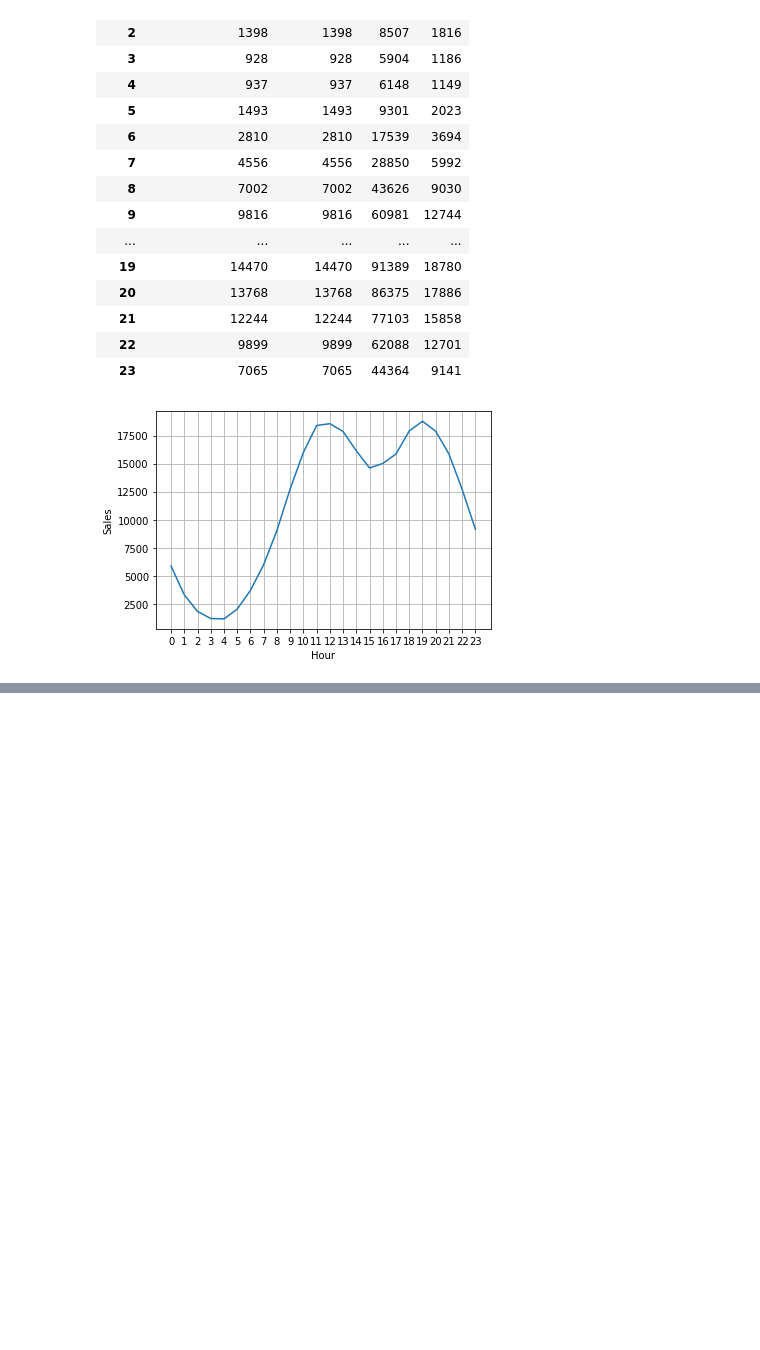
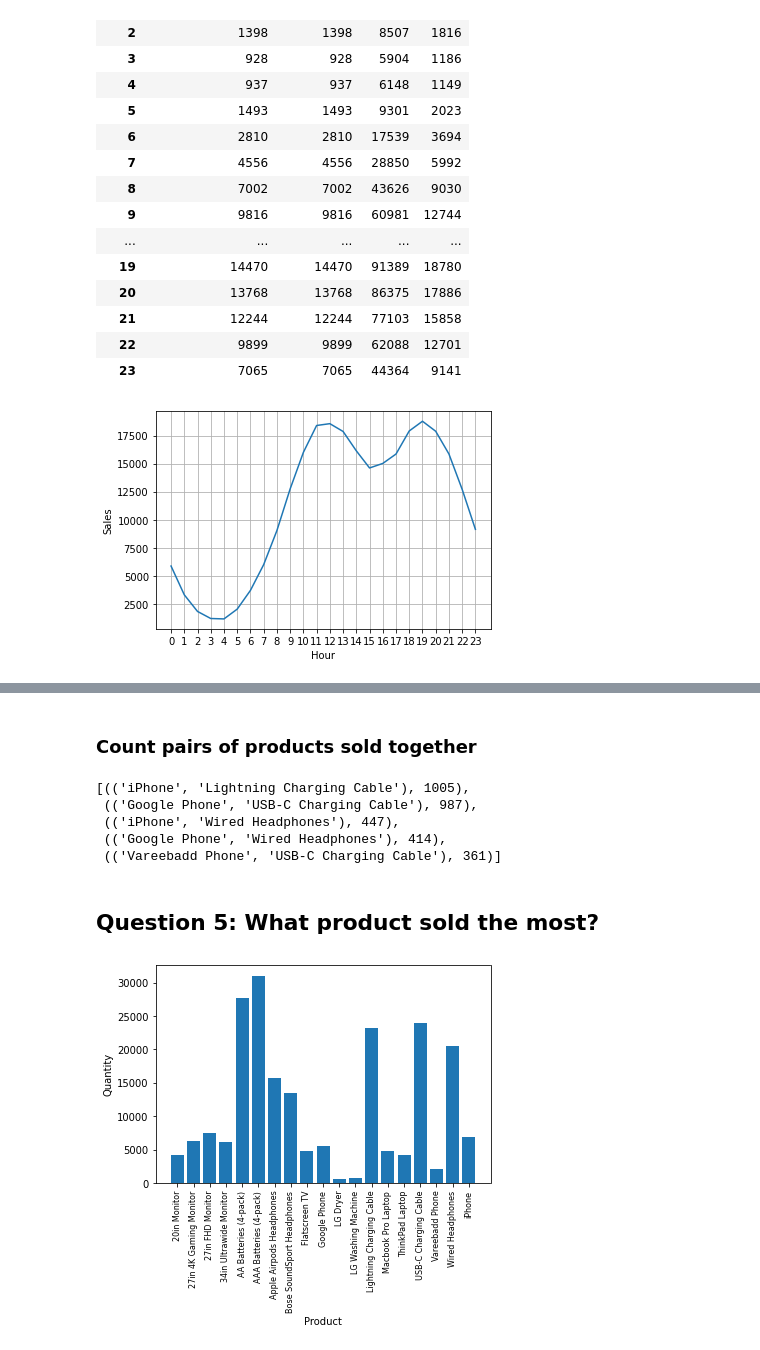
Before and after one commit to danngalann/learning-pandas, a Jupyter notebook: main.ipynb, the cells around one changed output, grey strips where cells are left out. Cells and saved outputs as stored; diff of their text form; code cells hidden in the pictures; blank space fills up the shorter version.

Commit message:
Question 5

```diff
--- a/main.ipynb
+++ b/main.ipynb
@@ -252,0 +232,33 @@ count.most_common(5)
+# %% [markdown]
+### Count pairs of products sold together
+# %%
+from itertools import combinations
+from collections import Counter
+
+count = Counter()
+
+for row in sold_together['Grouped']:
+    items = row.split(',')
+    count.update(Counter(combinations(items, 2)))
+
+count.most_common(5)
+# %% [output]
+[(('iPhone', 'Lightning Charging Cable'), 1005),
+ (('Google Phone', 'USB-C Charging Cable'), 987),
+ (('iPhone', 'Wired Headphones'), 447),
+ (('Google Phone', 'Wired Headphones'), 414),
+ (('Vareebadd Phone', 'USB-C Charging Cable'), 361)]
+# %% [markdown]
+## Question 5: What product sold the most?
+# %%
+product_group = df.groupby('Product')
+quantity_ordered = product_group.sum()['Quantity Ordered']
+# %%
+products = [product for product, df in product_group]
+plt.bar(products, quantity_ordered)
+plt.xticks(products, rotation="vertical", size=8)
+plt.ylabel("Quantity")
+plt.xlabel("Product")
+plt.show()
+# %% [output]
+[figure, added]
```
Also changed, not shown: parts of 19 cells of this notebook.
